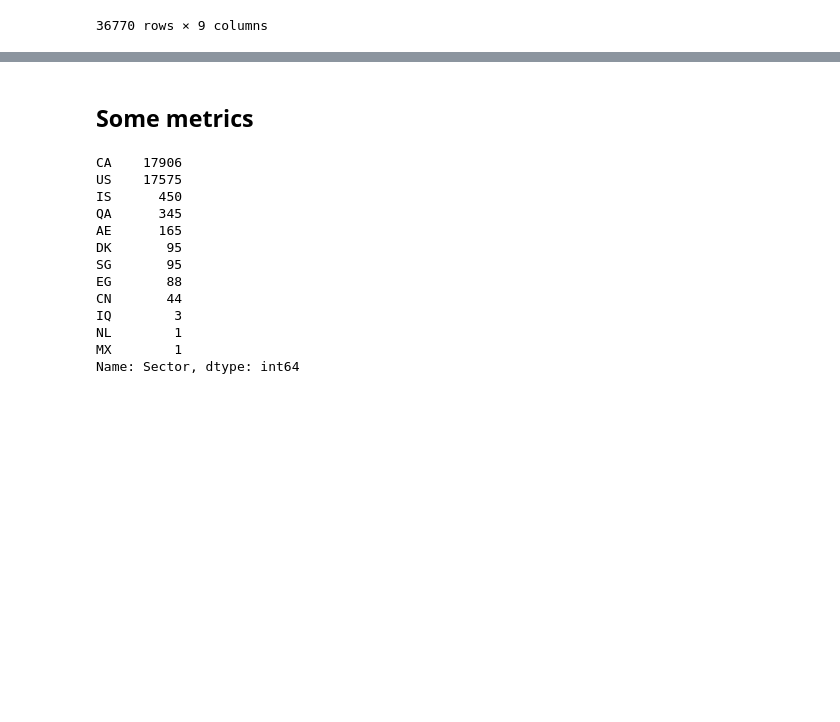
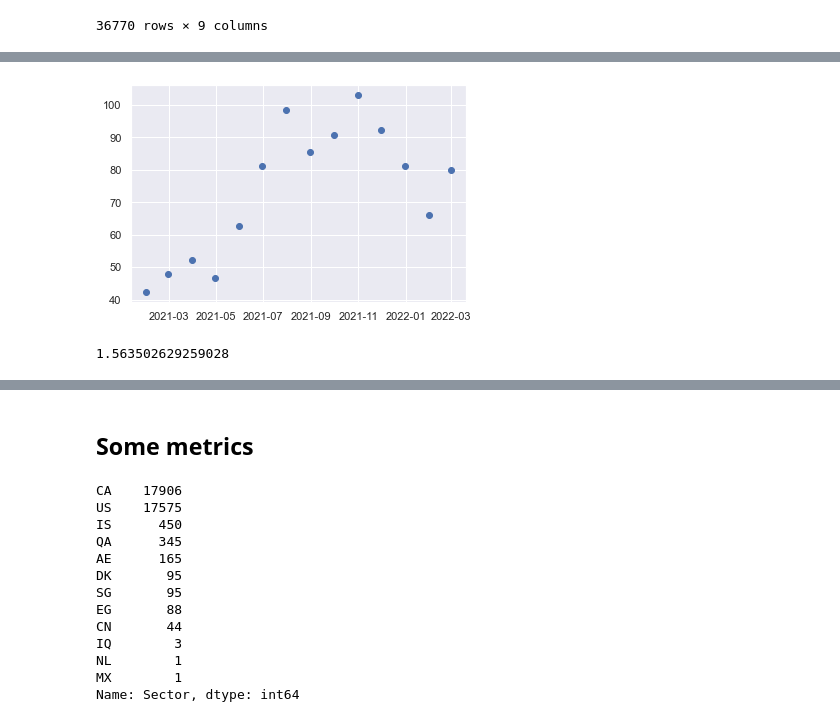
Before and after one commit to s183920/02582_Computational_Data_Analysis, a Jupyter notebook: Case1/data.ipynb, the cells around one changed output, grey strips where cells are left out. Drawn from its saved outputs; the diff is of its cells as text; code cells hidden in the pictures; blank space fills up the shorter version.

```diff
--- a/Case1/data.ipynb
+++ b/Case1/data.ipynb
@@ -108,0 +111,11 @@ plt.scatter(data.ScheduleTime, data.LoadFactor, s = 1)
+# %%
+data.index = data.ScheduleTime
+d = data.groupby(pd.Grouper(freq="M")).mean()
+plt.scatter(d.index, d.Passengers)
+plt.show()
+
+_d = d[d.index.month == 1].Passengers
+_d[1]/_d[0]
+# %% [output]
+[figure, added]
+1.563502629259028
```
Also changed, not shown: parts of 10 cells of this notebook, 1 other file.
